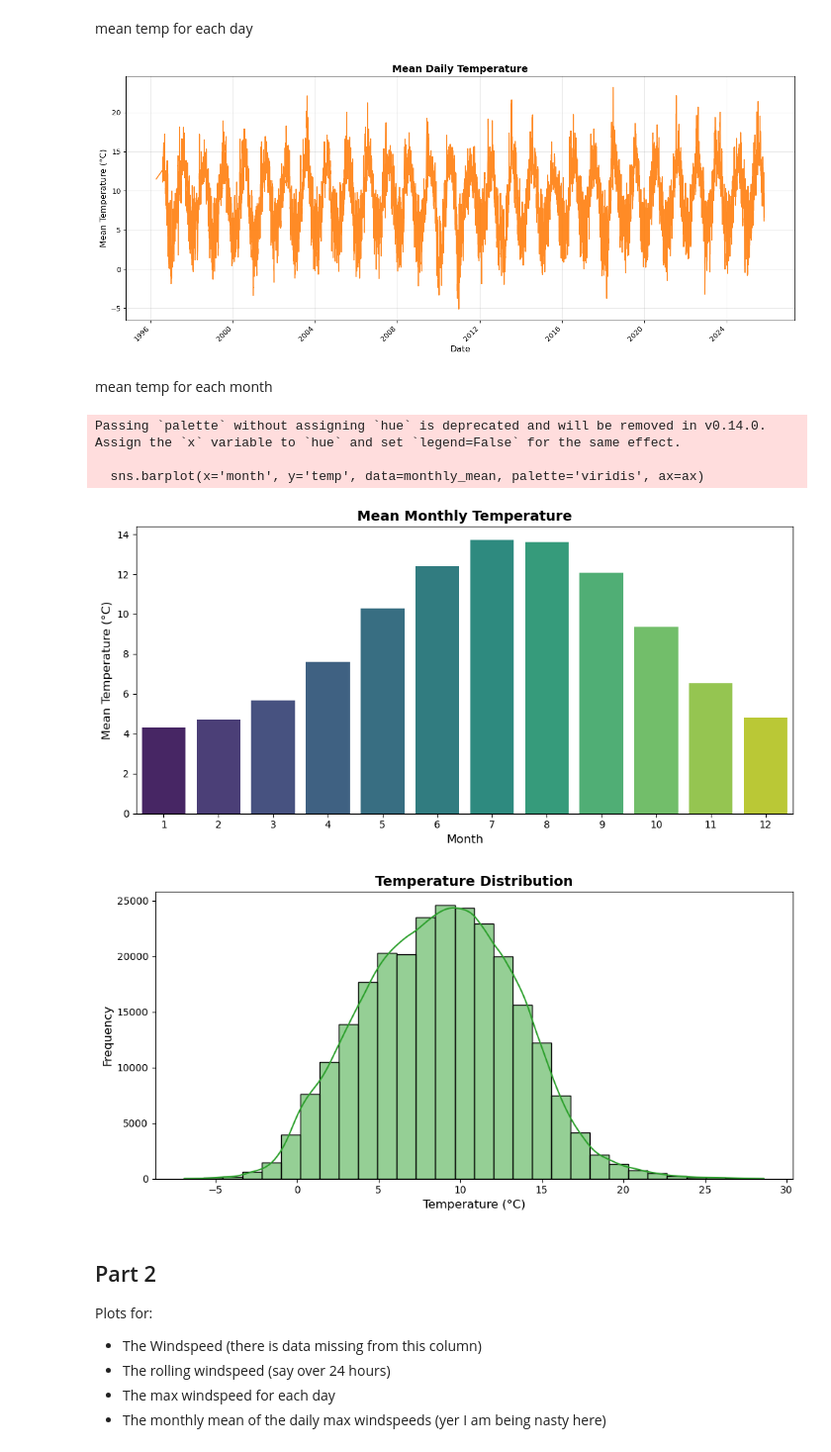
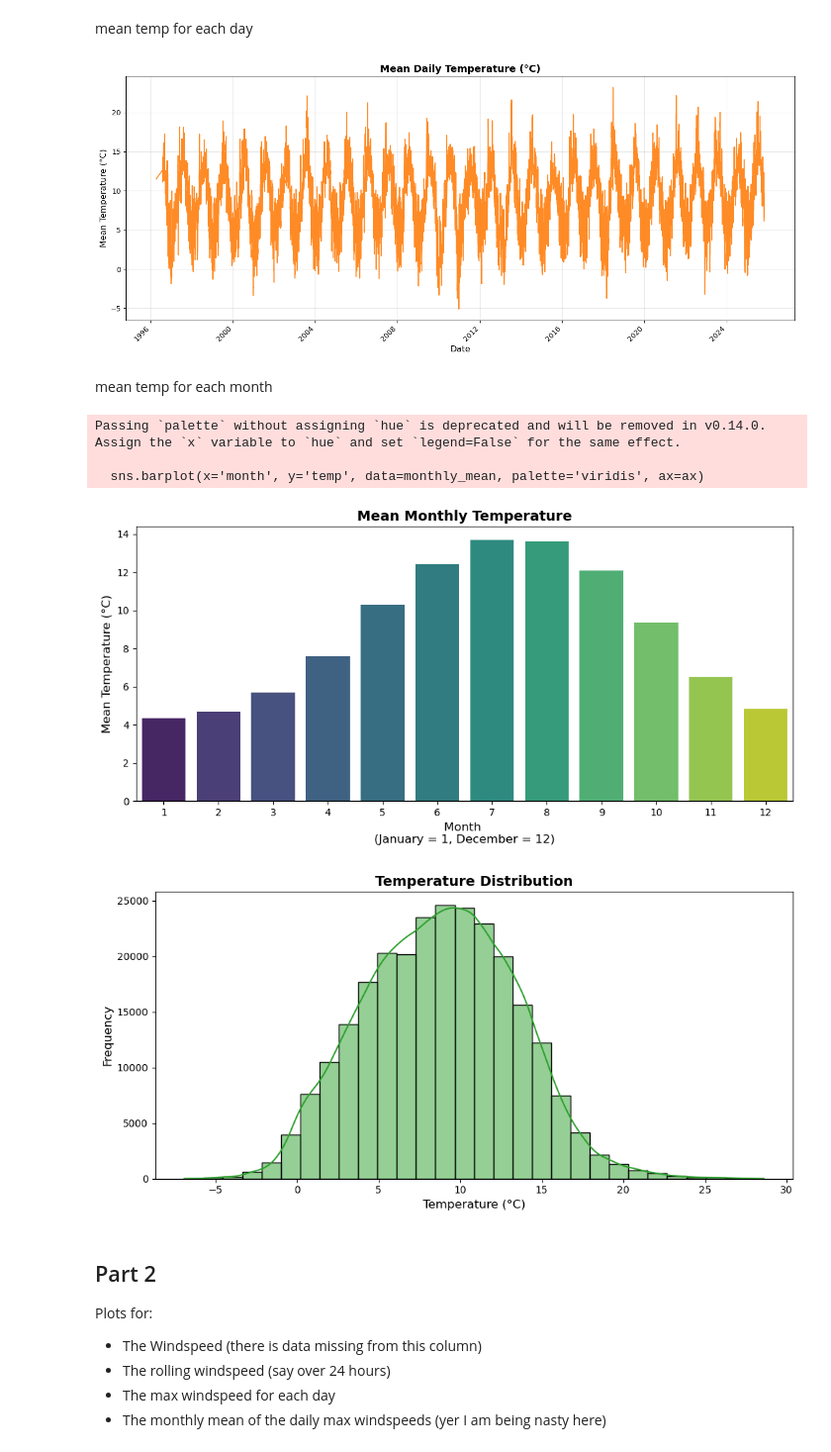
Before and after one commit to KaiiMenai/programming-for-data-analytics, a Jupyter notebook: pfda-assignments/assignment06-weather.ipynb, the cells around one changed output. Shown at 99% size. Saved outputs shown, nothing was run; the diff lists cells and outputs as text; code cells hidden in the pictures.

Commit message:
units added to titles and plot labels edited to clarify axis content

```diff
--- a/pfda-assignments/assignment06-weather.ipynb
+++ b/pfda-assignments/assignment06-weather.ipynb
@@ -98,7 +71,7 @@ df['date_only'] = df['date'].dt.date
 daily_mean = df.groupby('date_only')['temp'].mean().reset_index()
 fig, ax = plt.subplots(figsize=(14, 6))
 ax.plot(daily_mean['date_only'], daily_mean['temp'], linewidth=1.5, color='#ff7f0e', alpha=0.9)
-ax.set_title('Mean Daily Temperature', fontsize=14, fontweight='bold')
+ax.set_title('Mean Daily Temperature (°C)', fontsize=14, fontweight='bold')
 ax.set_xlabel('Date', fontsize=12)
 ax.set_ylabel('Mean Temperature (°C)', fontsize=12)
 ax.grid(True, alpha=0.3)
@@ -107,36 +80,36 @@ plt.tight_layout()
 plt.savefig('mean_daily_temperature.png', dpi=150, bbox_inches='tight')
 plt.show()
 # %% [output]
-[figure, old version]
+[figure, new version]
 # %% [markdown]
 mean temp for each month
 # %%
 # Mean temperature for each month
 df['month'] = df['date'].dt.month
 monthly_mean = df.groupby('month')['temp'].mean().reset_index()
 fig, ax = plt.subplots(figsize=(10, 5))
 sns.barplot(x='month', y='temp', data=monthly_mean, palette='viridis', ax=ax)
 ax.set_title('Mean Monthly Temperature', fontsize=14, fontweight='bold')
-ax.set_xlabel('Month', fontsize=12)
+ax.set_xlabel('Month \n(January = 1, December = 12)', fontsize=12)
 ax.set_ylabel('Mean Temperature (°C)', fontsize=12)
 plt.tight_layout()
 plt.savefig('mean_monthly_temperature.png', dpi=150, bbox_inches='tight')
 plt.show()
 
 # Now to see the normal distribution of temperature readings
 fig, ax = plt.subplots(figsize=(10, 5))
 sns.histplot(df['temp'], bins=30, kde=True, color='#2ca02c', ax=ax)
 ax.set_title('Temperature Distribution', fontsize=14, fontweight='bold')
 ax.set_xlabel('Temperature (°C)', fontsize=12)
 ax.set_ylabel('Frequency', fontsize=12)
 plt.tight_layout()
 plt.savefig('temperature_distribution.png', dpi=150, bbox_inches='tight')
 plt.show()
 # %% [output]
 Passing `palette` without assigning `hue` is deprecated and will be removed in v0.14.0. Assign the `x` variable to `hue` and set `legend=False` for the same effect.
 
   sns.barplot(x='month', y='temp', data=monthly_mean, palette='viridis', ax=ax)
-[figure, old version]
+[figure, new version]
 [figure]
 # %% [markdown]
 ## Part 2
```
Also changed, not shown: parts of 12 cells of this notebook, 8 other files.
